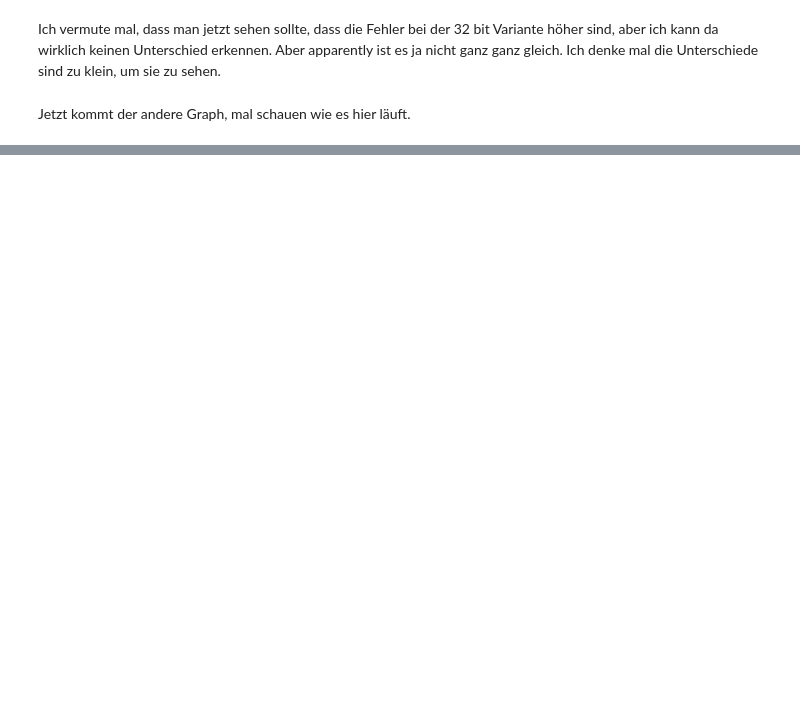
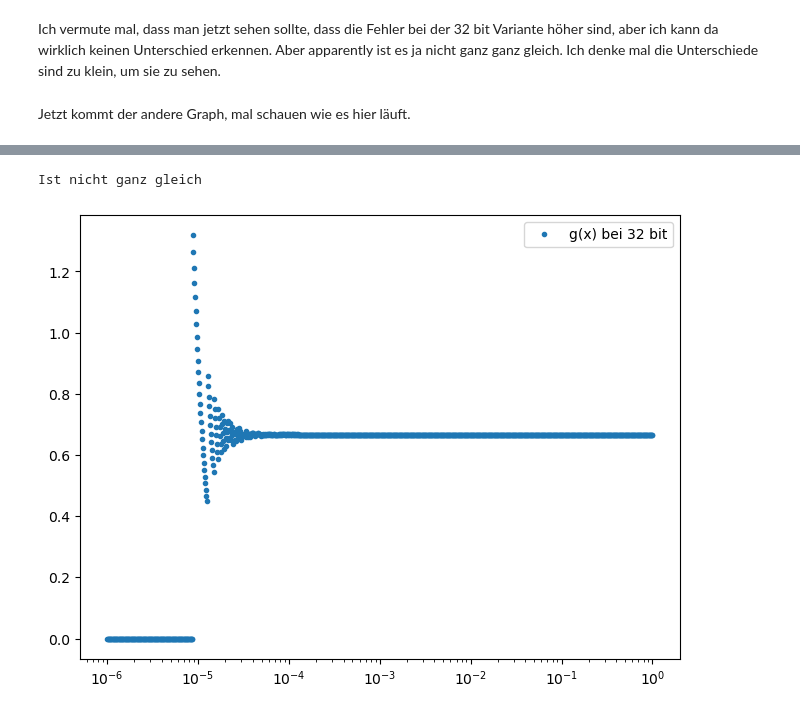
Before and after one commit to AmelieHater/SMD_A_2024, a Jupyter notebook: Blatt_01/Blatt_01_Amelie.ipynb, the cells around one changed output, grey strips where cells are left out. Drawn from its saved outputs; the diff is of its cells as text; code cells hidden in the pictures; blank space fills up the shorter version.

```diff
--- a/Blatt_01/Blatt_01_Amelie.ipynb
+++ b/Blatt_01/Blatt_01_Amelie.ipynb
@@ -215,0 +207,48 @@ Ist nicht ganz gleich
+# %%
+x_g = np.logspace(-6,0,1000)
+x_g_32 = np.logspace(-6,0, 1000, dtype='float32')
+x_g_64 = np.logspace(-6,0, 1000, dtype='float64')
+#print(x_g)
+
+def func_g(s):
+    g = ((3+(np.power(s,3)/3))-(3-(np.power(s,3)/3)))/np.power(s,3)
+    return g
+
+y_plot_g = [1]
+y_plot_g_32 = [1]
+y_plot_g_64 = [1]
+
+for a in x_g:
+    y_plot_g = y_plot_g + [func_g(a)]
+
+for a in x_g_32:
+    y_plot_g_32 = y_plot_g_32 + [func_g(a)]
+
+
+for a in x_g_64:
+    y_plot_g_64 = y_plot_g_64 + [func_g(a)]
+
+y_plot_g = y_plot_g[1:]
+y_plot_g_32 = y_plot_g_32[1:]
+y_plot_g_64 = y_plot_g_64[1:]
+
+if y_plot_g_32 == y_plot_g_64:
+    print("ist komplett gleich")
+else:
+    print("Ist nicht ganz gleich")
+#print(y_plot_g)
+
+fig, (ax6) = plt.subplots(1, 1, layout="constrained")
+ax6.plot(x_g_32, y_plot_g_32, ".", label = "g(x) bei 32 bit")
+#ax6.hlines(y = 2/3, xmin = 1e-06, xmax = 1, linewidth = 2, linestyle = "-" , color = "green", label = "algebraic value")
+ax6.legend(loc="best")
+ax6.set_xscale('log')
+#ax7.plot(x_g_64, y_plot_g_64, ".", label = "g(x) bei 64 bit")
+#ax7.hlines(y = 2/3, xmin = 1e-06, xmax = 1, linewidth = 2, linestyle = "-" , color = "green", label = "algebraic value")
+#ax7.legend(loc="best")
+#ax8.plot(x_g, y_plot_g, ".", label = "g(x) ohne Spezifizierung")
+#ax8.hlines(y = 2/3, xmin = 1e-06, xmax = 1, linewidth = 2, linestyle = "-" , color = "green", label = "algebraic value")
+#ax8.legend(loc="best")
+# %% [output]
+Ist nicht ganz gleich
+[figure, added]
```
Also changed, not shown: parts of 6 cells of this notebook, 1 other file.
